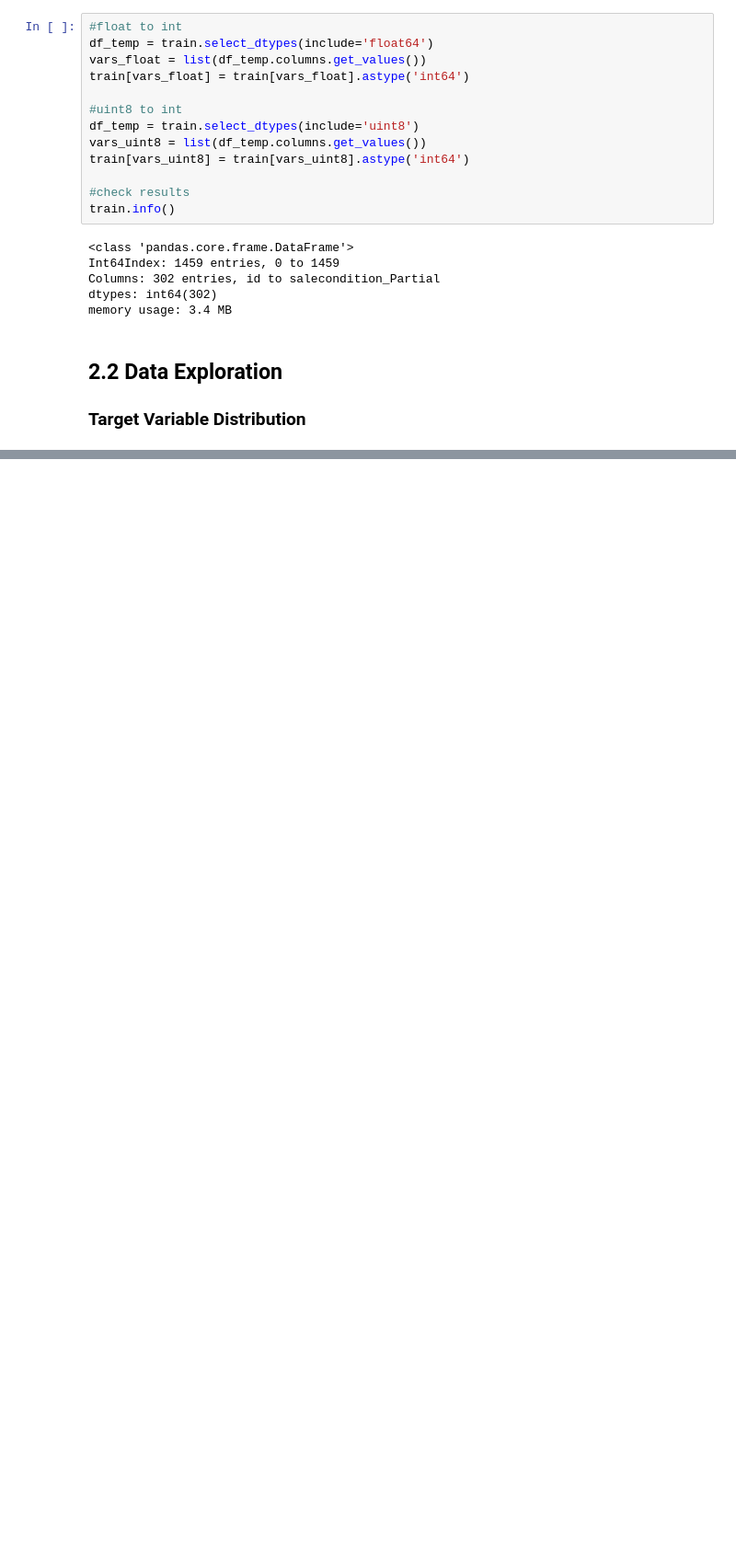
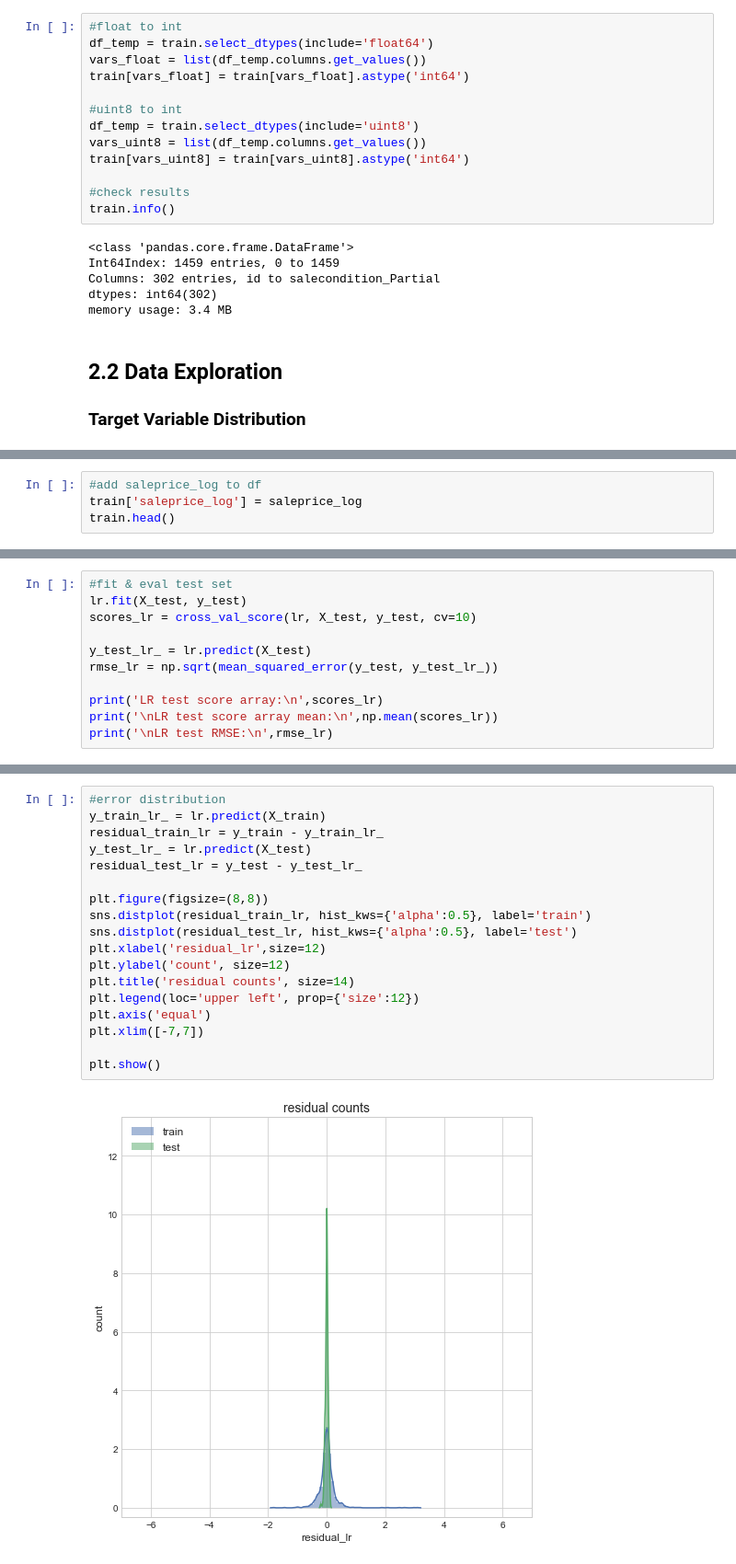
Before and after one commit to brianmcguckin/thinkful_unit_03_capstone, a Jupyter notebook: unit_03_capstone.ipynb, the cells around one changed output, grey strips where cells are left out. Shown at 92% size. Drawn from its saved outputs; the diff is of its cells as text; blank space fills up the shorter version.

```diff
--- a/unit_03_capstone.ipynb
+++ b/unit_03_capstone.ipynb
@@ -287,0 +264,4 @@ __Result:__ distribution of log sale price looks a lot better
+# %%
+#add saleprice_log to df
+train['saleprice_log'] = saleprice_log
+train.head()
@@ -287,0 +306,11 @@ __Result:__ distribution of log sale price looks a lot better
+# %%
+#fit & eval test set
+lr.fit(X_test, y_test)
+scores_lr = cross_val_score(lr, X_test, y_test, cv=10)
+
+y_test_lr_ = lr.predict(X_test)
+rmse_lr = np.sqrt(mean_squared_error(y_test, y_test_lr_))
+
+print('LR test score array:\n',scores_lr)
+print('\nLR test score array mean:\n',np.mean(scores_lr))
+print('\nLR test RMSE:\n',rmse_lr)
@@ -287,0 +335,20 @@ __Result:__ distribution of log sale price looks a lot better
+# %%
+#error distribution
+y_train_lr_ = lr.predict(X_train)
+residual_train_lr = y_train - y_train_lr_
+y_test_lr_ = lr.predict(X_test)
+residual_test_lr = y_test - y_test_lr_
+
+plt.figure(figsize=(8,8))
+sns.distplot(residual_train_lr, hist_kws={'alpha':0.5}, label='train')
+sns.distplot(residual_test_lr, hist_kws={'alpha':0.5}, label='test')
+plt.xlabel('residual_lr',size=12)
+plt.ylabel('count', size=12)
+plt.title('residual counts', size=14)
+plt.legend(loc='upper left', prop={'size':12})
+plt.axis('equal')
+plt.xlim([-7,7])
+
+plt.show()
+# %% [output]
+[figure, added]
```
Also changed, not shown: parts of 14 cells of this notebook.
